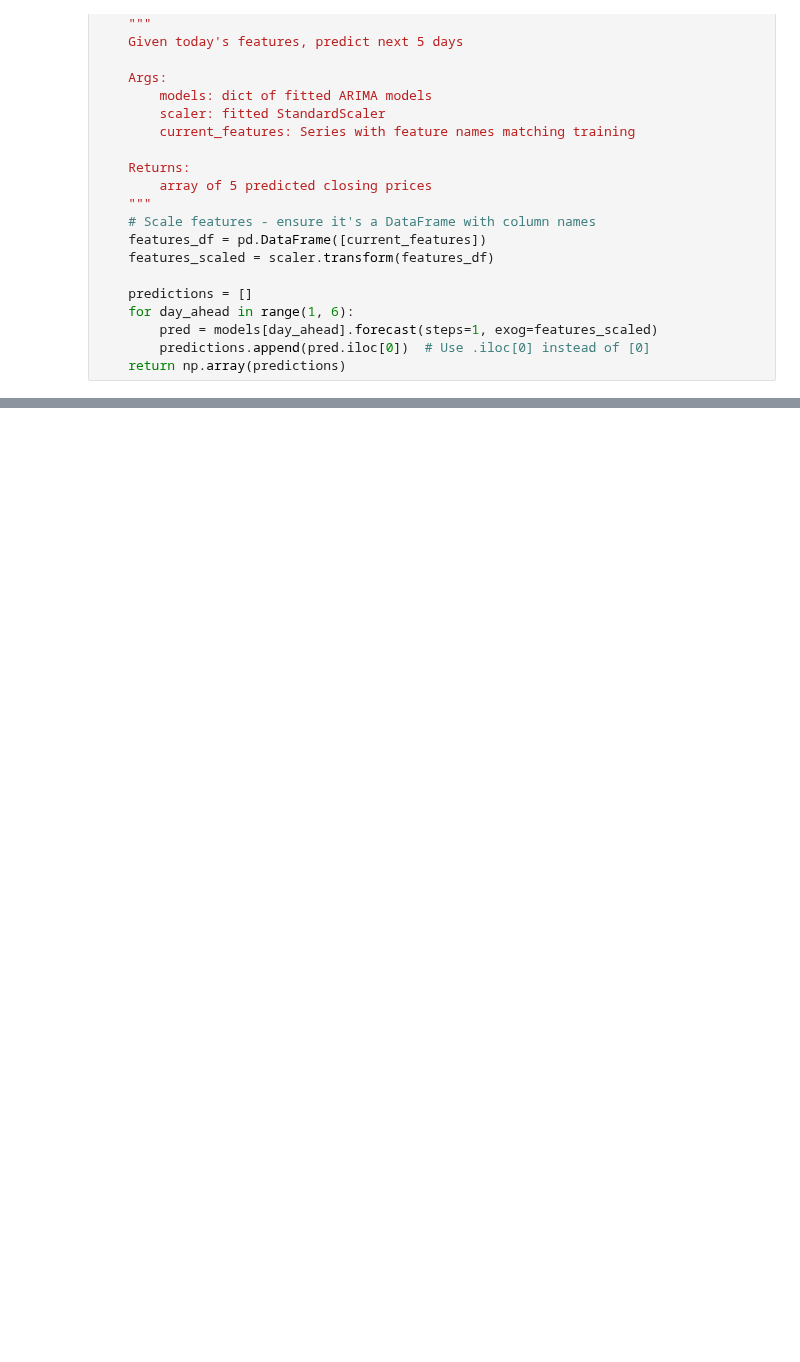
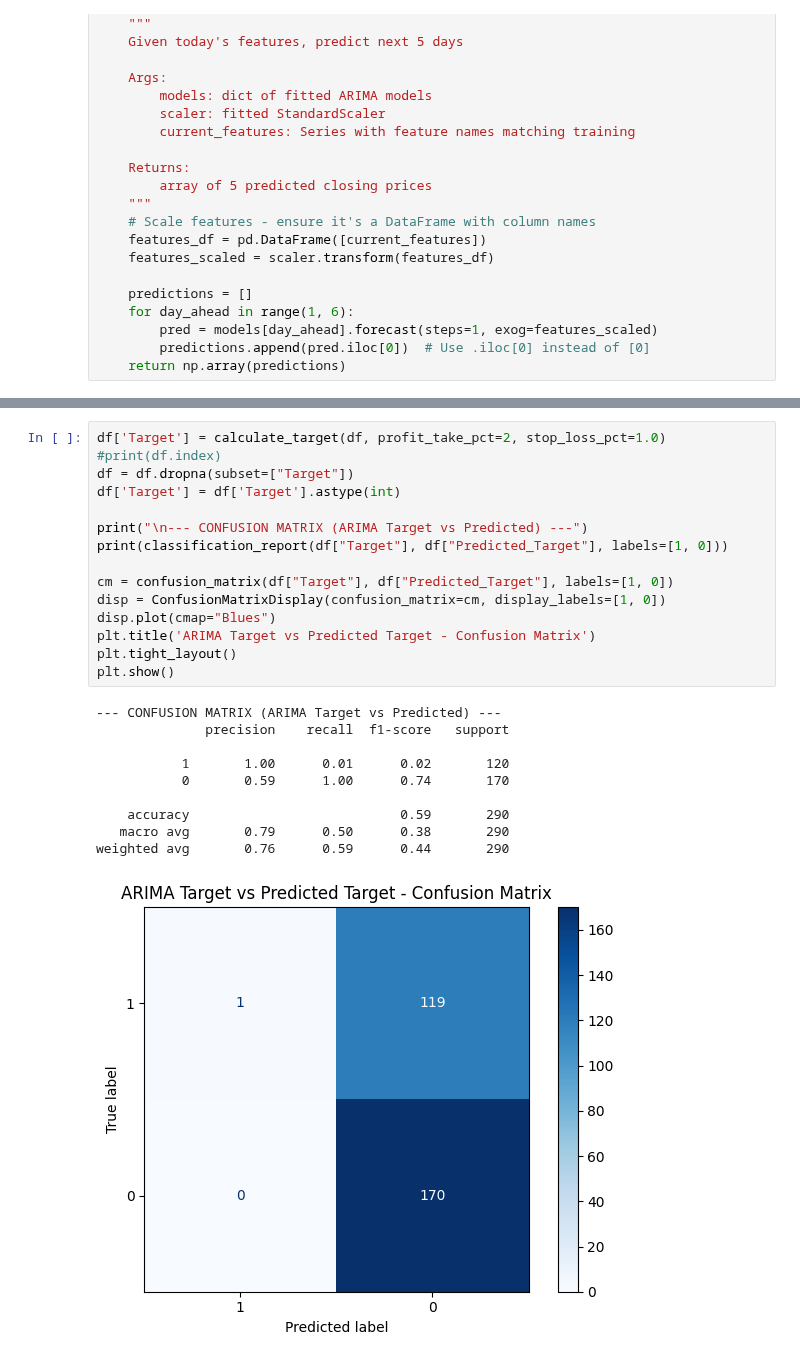
Before and after one commit to UniAlessioM/MarGui-Project, a Jupyter notebook: ARIMA.ipynb, the cells around one changed output, grey strips where cells are left out. Drawn from its saved outputs; the diff is of its cells as text; blank space fills up the shorter version.

```diff
--- a/ARIMA.ipynb
+++ b/ARIMA.ipynb
@@ -278,0 +299,26 @@ Modello: Soldi di partenza: 1000 | Soldi alla fine 1251.4943159122502 | Guadagno
+# %%
+df['Target'] = calculate_target(df, profit_take_pct=2, stop_loss_pct=1.0)
+#print(df.index)
+df = df.dropna(subset=["Target"])
+df['Target'] = df['Target'].astype(int)
+
+print("\n--- CONFUSION MATRIX (ARIMA Target vs Predicted) ---")
+print(classification_report(df["Target"], df["Predicted_Target"], labels=[1, 0]))
+
+cm = confusion_matrix(df["Target"], df["Predicted_Target"], labels=[1, 0])
+disp = ConfusionMatrixDisplay(confusion_matrix=cm, display_labels=[1, 0])
+disp.plot(cmap="Blues")
+plt.title('ARIMA Target vs Predicted Target - Confusion Matrix')
+plt.tight_layout()
+plt.show()
+# %% [output]
+--- CONFUSION MATRIX (ARIMA Target vs Predicted) ---
+              precision    recall  f1-score   support
+
+           1       1.00      0.01      0.02       120
+           0       0.59      1.00      0.74       170
+
+    accuracy                           0.59       290
+   macro avg       0.79      0.50      0.38       290
+weighted avg       0.76      0.59      0.44       290
+[figure, added]
```
Also changed, not shown: parts of 7 cells of this notebook.
